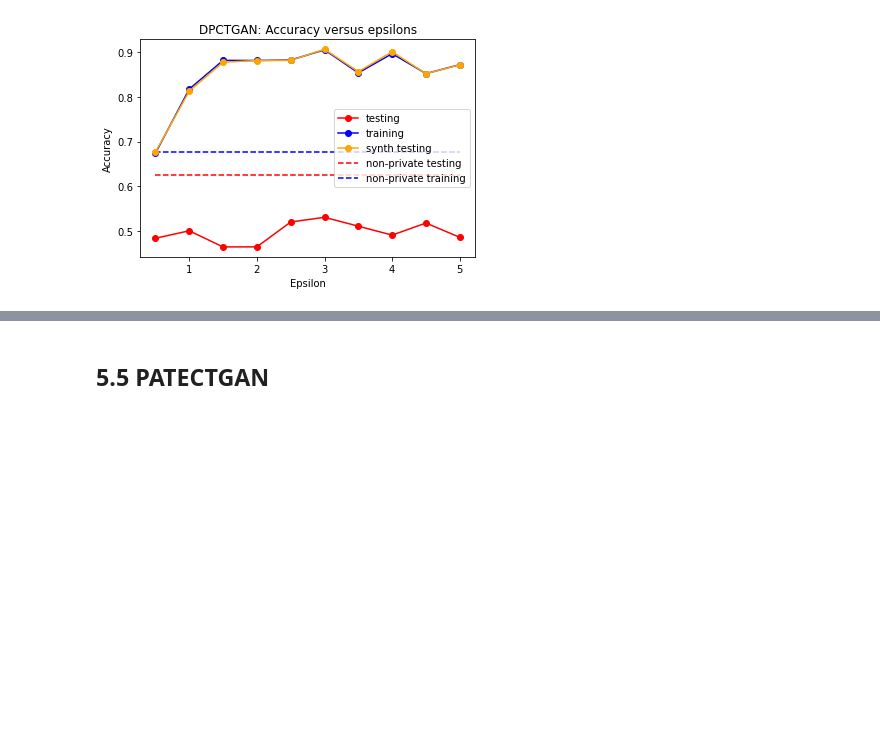
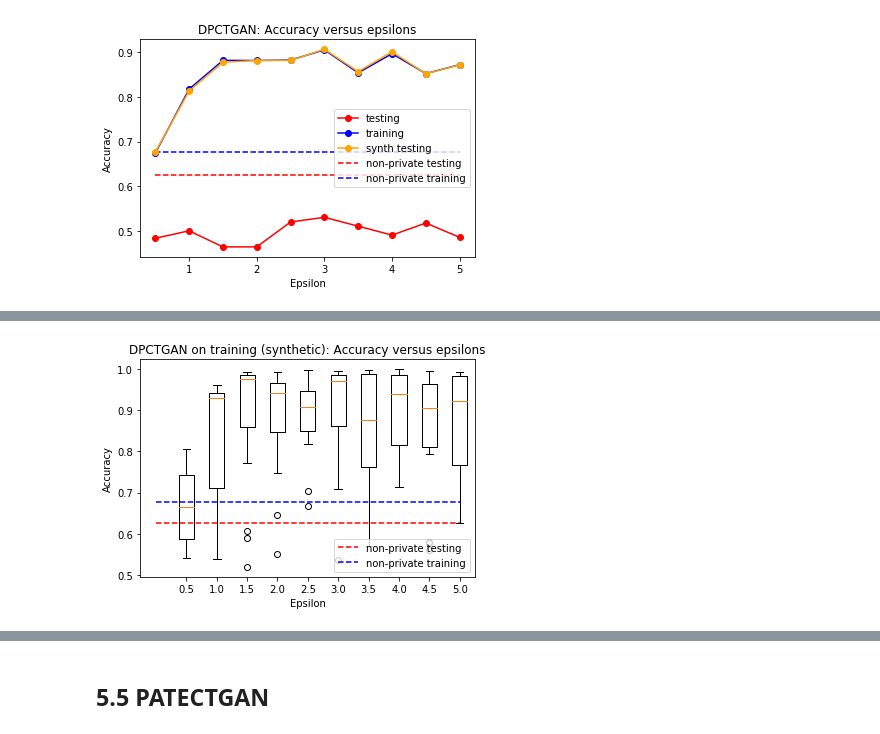
Before and after one commit to kgrabarz/microsoft_capstone_fall_2021, a Jupyter notebook: Code/Pipelines_and_EDA/5_COMPAS_Synthesizers.ipynb, the cells around one changed output, grey strips where cells are left out. Cells and saved outputs as stored; diff of their text form; code cells hidden in the pictures; blank space fills up the shorter version.

```diff
--- a/Code/Pipelines_and_EDA/5_COMPAS_Synthesizers.ipynb
+++ b/Code/Pipelines_and_EDA/5_COMPAS_Synthesizers.ipynb
@@ -721,0 +713,4 @@ in
+# %%
+plotAccuracyBoxplot("DPCTGAN on training (synthetic)", train_all_results, epsilons)
+# %% [output]
+[figure, added]
```
Also changed, not shown: parts of 70 cells of this notebook, 3 other files.
